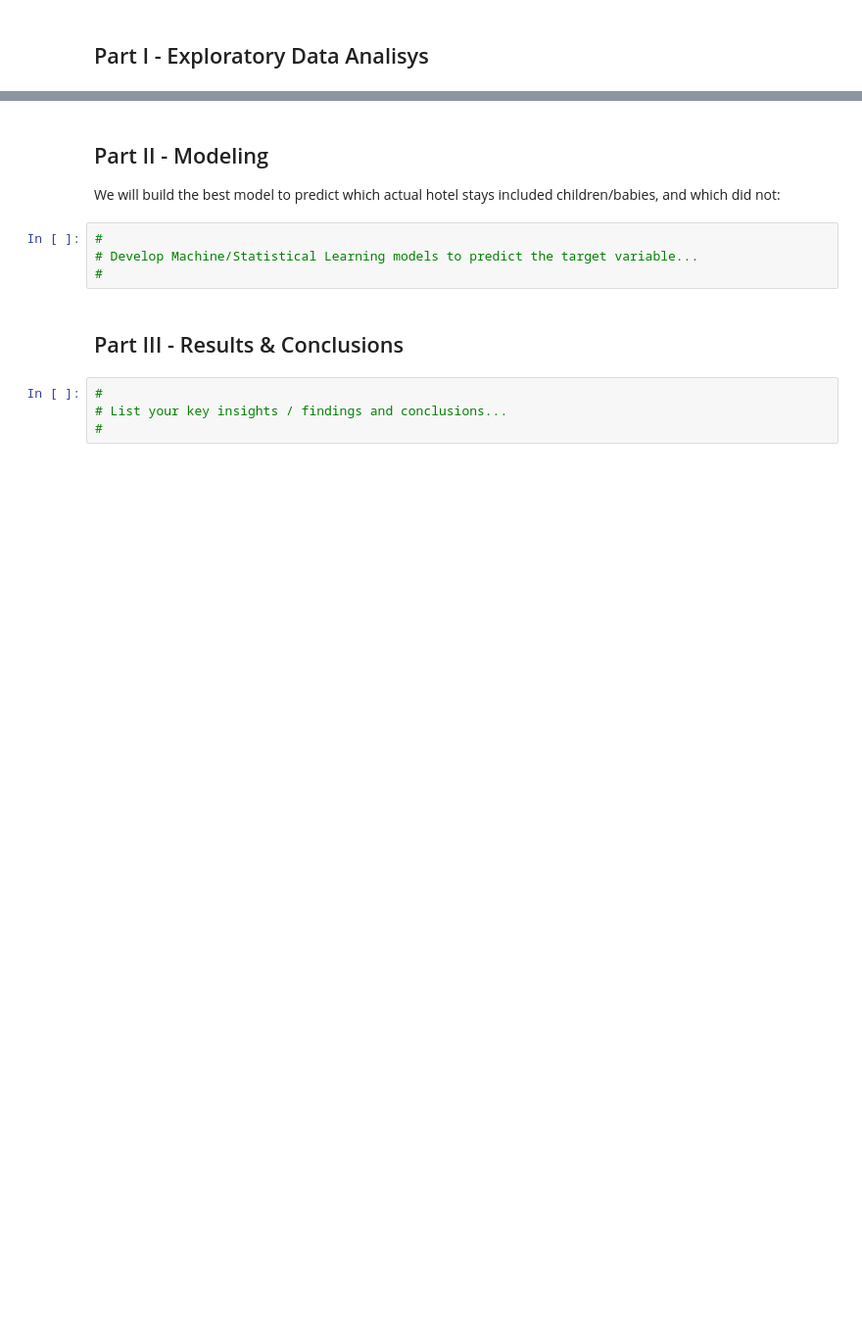
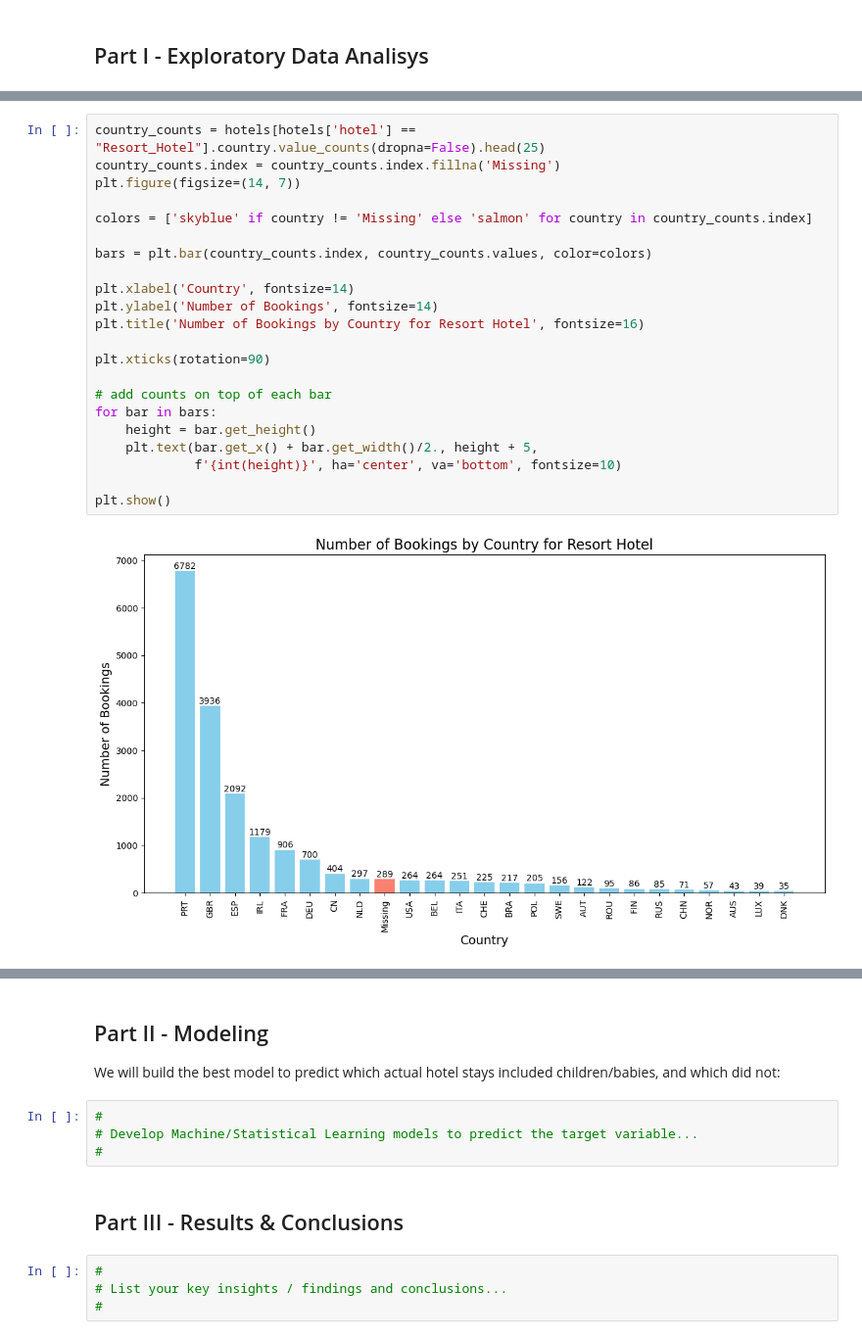
Before and after one commit to justinofimbert/fligoo-takehome, a Jupyter notebook: fligoo_take_home_data_scientist_semi_senior.ipynb, the cells around one changed output, grey strips where cells are left out. Shown at 98% size. Cells and saved outputs as stored; diff of their text form; blank space fills up the shorter version.

```diff
--- a/fligoo_take_home_data_scientist_semi_senior.ipynb
+++ b/fligoo_take_home_data_scientist_semi_senior.ipynb
@@ -71,0 +169,24 @@ hotels = pd.read_csv('https://s3-us-west-2.amazonaws.com/fligoo.data-science/Tec
+# %%
+country_counts = hotels[hotels['hotel'] == "Resort_Hotel"].country.value_counts(dropna=False).head(25)
+country_counts.index = country_counts.index.fillna('Missing')
+plt.figure(figsize=(14, 7))
+
+colors = ['skyblue' if country != 'Missing' else 'salmon' for country in country_counts.index]
+
+bars = plt.bar(country_counts.index, country_counts.values, color=colors)
+
+plt.xlabel('Country', fontsize=14)
+plt.ylabel('Number of Bookings', fontsize=14)
+plt.title('Number of Bookings by Country for Resort Hotel', fontsize=16)
+
+plt.xticks(rotation=90)
+
+# add counts on top of each bar
+for bar in bars:
+    height = bar.get_height()
+    plt.text(bar.get_x() + bar.get_width()/2., height + 5,
+             f'{int(height)}', ha='center', va='bottom', fontsize=10)
+
+plt.show()
+# %% [output]
+[figure, added]
```
Also changed, not shown: parts of 28 cells of this notebook.
